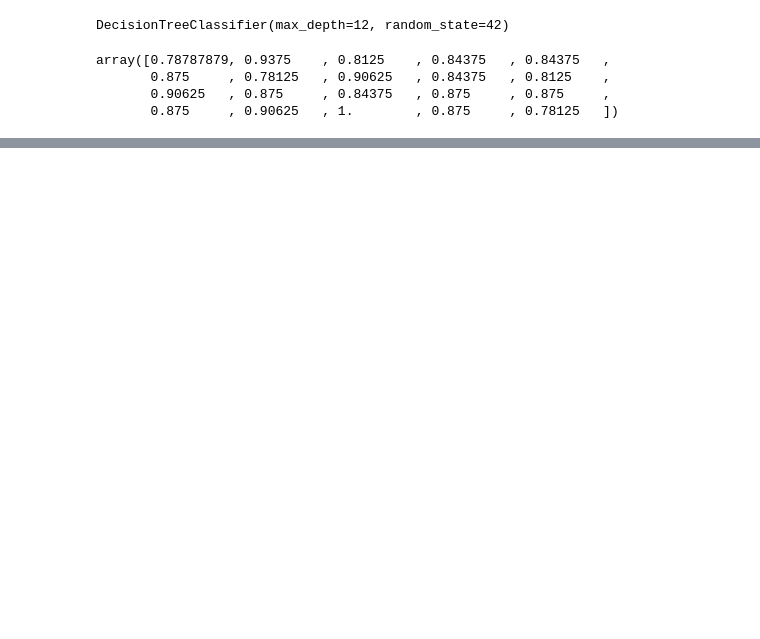
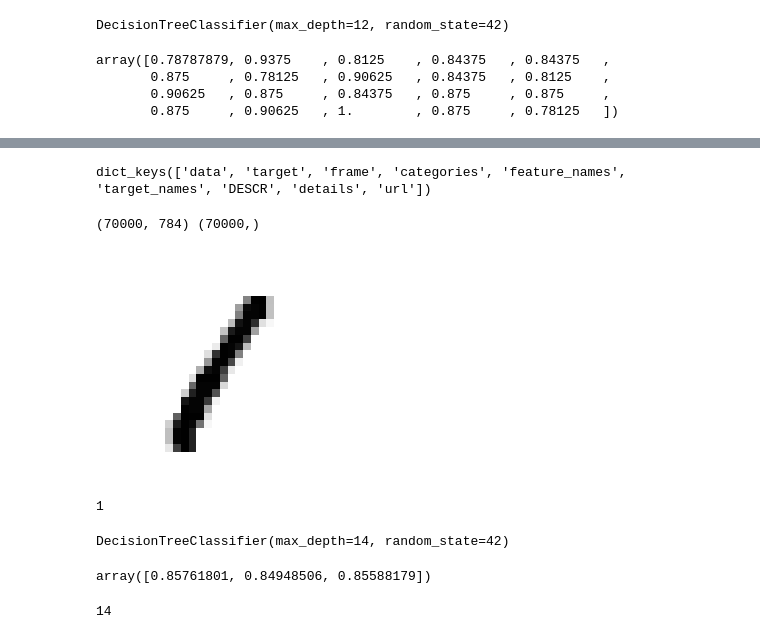
Before and after one commit to barmag/cs7641-projects, a Jupyter notebook: project1/experiments.ipynb, the cells around one changed output, grey strips where cells are left out. Drawn from its saved outputs; the diff is of its cells as text; code cells hidden in the pictures; blank space fills up the shorter version.

Commit message:
train, plot validation curve for DT mnist

```diff
--- a/project1/experiments.ipynb
+++ b/project1/experiments.ipynb
@@ -121,0 +122,23 @@ plt.plot(min_samples_split_range, test_scores_mean, 'o-', label="Cross-validatio
+# %%
+from sklearn.datasets import fetch_openml
+mnist = fetch_openml('mnist_784', version=1)
+mnist.keys()
+# %% [output]
+dict_keys(['data', 'target', 'frame', 'categories', 'feature_names', 'target_names', 'DESCR', 'details', 'url'])
+# %%
+mnist_X, mnist_y = mnist["data"], mnist["target"].astype(np.uint8)
+print(mnist_X.shape, mnist_y.shape)
+# %% [output]
+(70000, 784) (70000,)
+# %%
+mnist_i = 3
+some_digit = mnist_X[mnist_i]
+some_digit_image = some_digit.reshape(28, 28)
+
+plt.imshow(some_digit_image, cmap="binary")
+plt.axis("off")
+plt.show()
+print (mnist_y[mnist_i])
+# %% [output]
+[figure, added]
+1
@@ -121,0 +147,13 @@ plt.plot(min_samples_split_range, test_scores_mean, 'o-', label="Cross-validatio
+# %%
+mnist_tree_clf = DecisionTreeClassifier(criterion='gini', max_depth=14, random_state=42)
+mnist_tree_clf.fit(mnist_X_train, mnist_y_train)
+# %% [output]
+DecisionTreeClassifier(max_depth=14, random_state=42)
+# %%
+cross_val_score(mnist_tree_clf, mnist_X_train, mnist_y_train, cv=3)
+# %% [output]
+array([0.85761801, 0.84948506, 0.85588179])
+# %%
+mnist_tree_clf.get_depth()
+# %% [output]
+14
```
Also changed, not shown: parts of 15 cells of this notebook.
